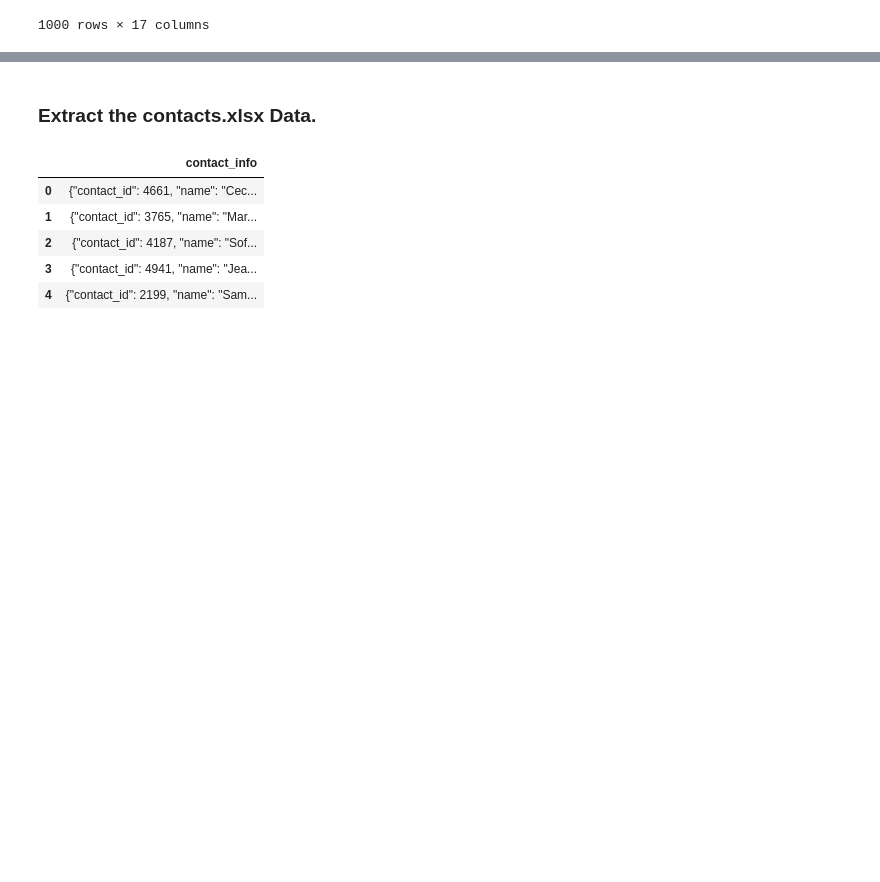
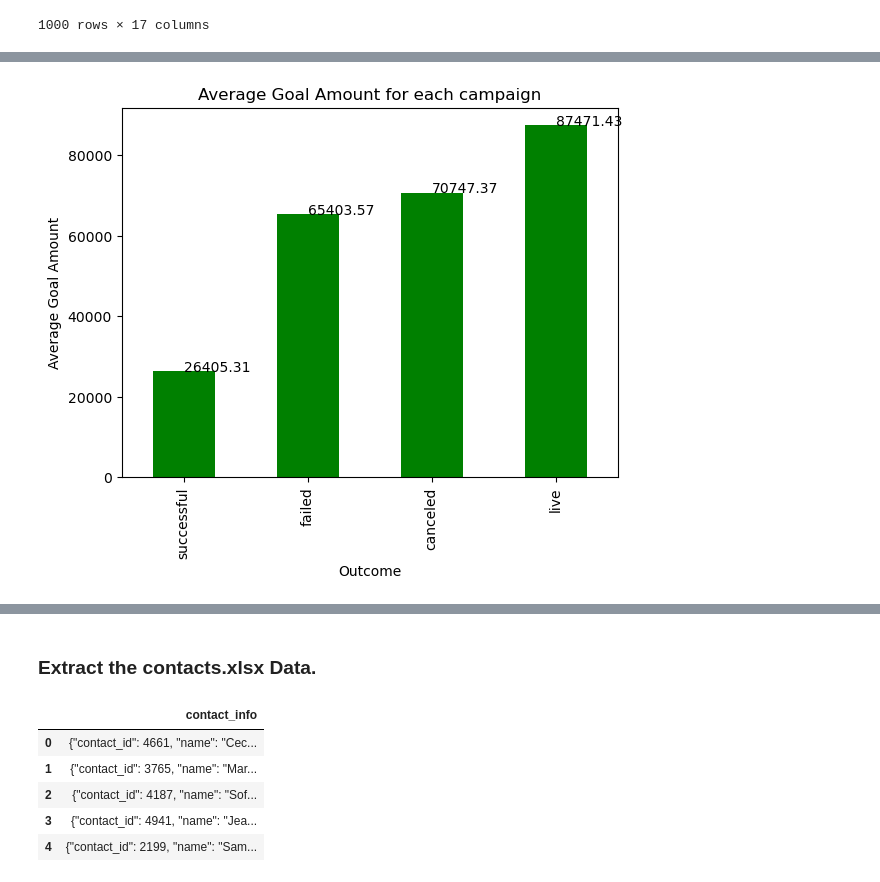
Before and after one commit to ai-bevo/Crowdfunding_ETL, a Jupyter notebook: ETL_Mini_Project_AIvey_KPollok_CSudhakar.ipynb, the cells around one changed output, grey strips where cells are left out. Saved outputs shown, nothing was run; the diff lists cells and outputs as text; code cells hidden in the pictures; blank space fills up the shorter version.

```diff
--- a/ETL_Mini_Project_AIvey_KPollok_CSudhakar.ipynb
+++ b/ETL_Mini_Project_AIvey_KPollok_CSudhakar.ipynb
@@ -311,0 +335,21 @@ campaign_cleaned.head()
+# %%
+# average goal amount for each outcome
+goal_amount = campaign_cleaned.groupby('outcome')['goal'].mean()
+
+# sort the values in ascending order
+goal_amount.sort_values(ascending=True, inplace=True)
+
+# plot bar chart for average goal amount for each campaign
+goal_amount.plot(kind='bar', color='green')
+plt.title('Average Goal Amount for each campaign')
+plt.xlabel('Outcome')
+plt.ylabel('Average Goal Amount')
+
+# annotate the bar chart with the values
+for index, value in enumerate(goal_amount):
+    plt.text(index, value, str(round(value, 2)))
+
+
+plt.show()
+# %% [output]
+[figure, added]
```
Also changed, not shown: parts of 6 cells of this notebook.
